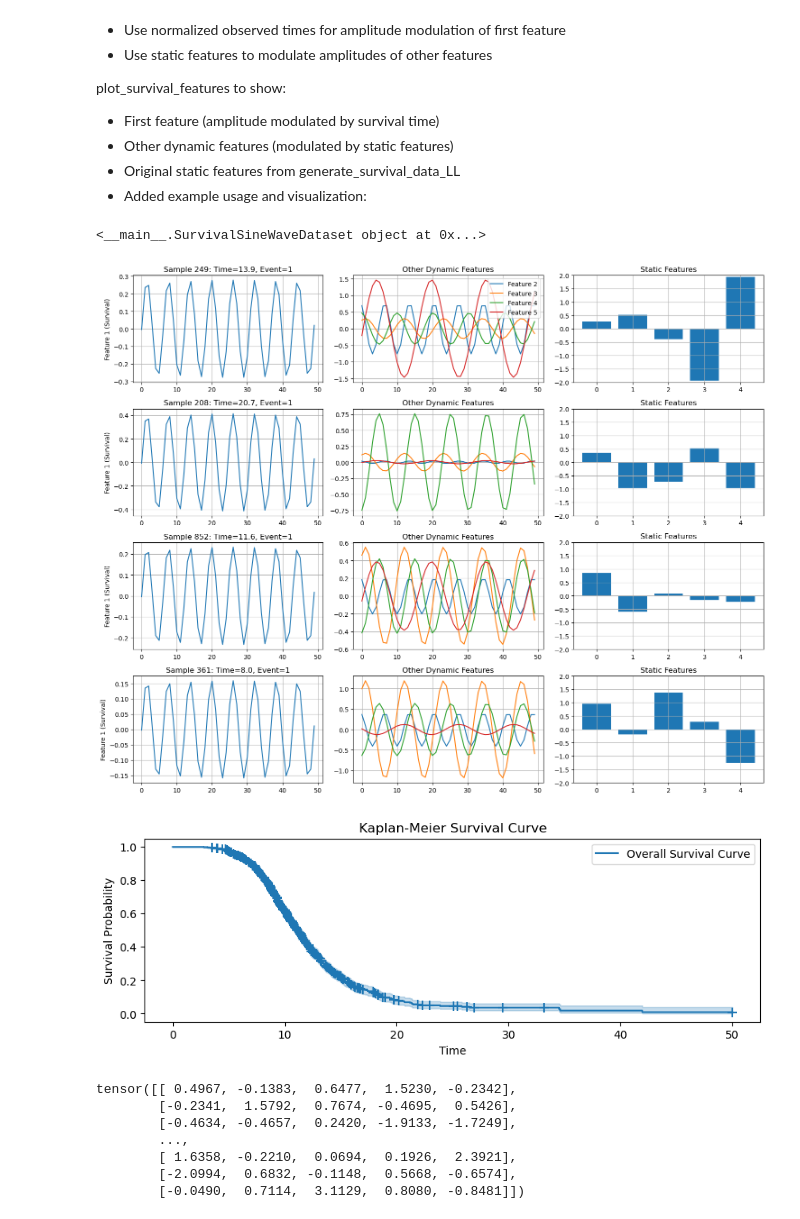
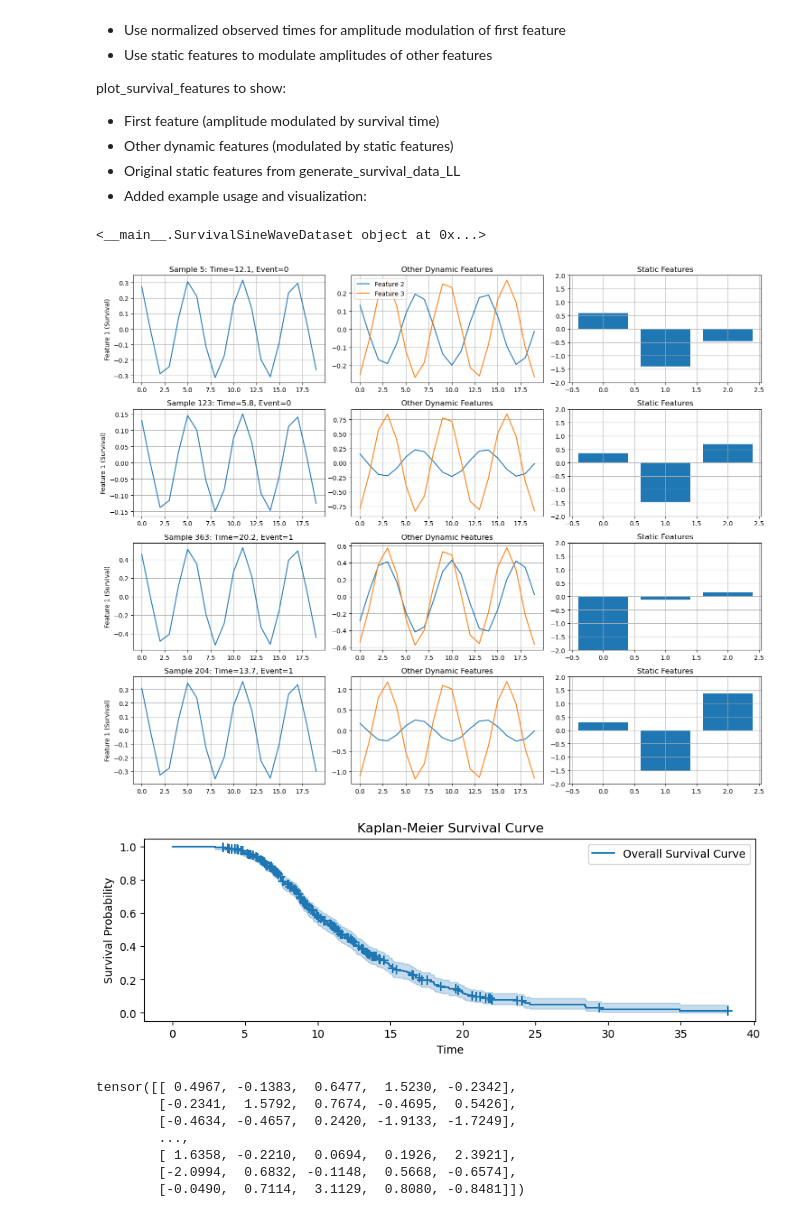
Before and after one commit to eric-fey-hus/ukko, a Jupyter notebook: Survival_test_ukko_sinewave.ipynb, the cells around one changed output. Saved outputs shown, nothing was run; the diff lists cells and outputs as text; code cells hidden in the pictures.

```diff
--- a/Survival_test_ukko_sinewave.ipynb
+++ b/Survival_test_ukko_sinewave.ipynb
@@ -178,31 +178,31 @@ def plot_survival_features(dataset, sample_indices=None):
 # %%
 # Example usage
 dataset = SurvivalSineWaveDataset(
-    n_samples=1000,
-    n_features=5,
-    sequence_length=50,
+    n_samples=500,
+    n_features=3,
+    sequence_length=20,
     shape=5,
     scale=10.0,
     censoring=0.3,
     noise_level=0.0
 )
 
 print(dataset)
 
 # Plot examples
 fig = plot_survival_features(dataset)
 plt.show()
 
 # Plot KM curve for the dataset
 survival_df = pd.DataFrame({
     'observed_time': dataset.observed_times.numpy(),
     'event_observed': dataset.events.numpy()
 })
 plot_KM(survival_df)
 # %% [output]
 <__main__.SurvivalSineWaveDataset object at 0x...>
-[figure, old version]
+[figure, new version]
-[figure, old version]
+[figure, new version]
 # %%
 dataset.data
 dataset.static_features
```
Also changed, not shown: parts of 4 cells of this notebook.
